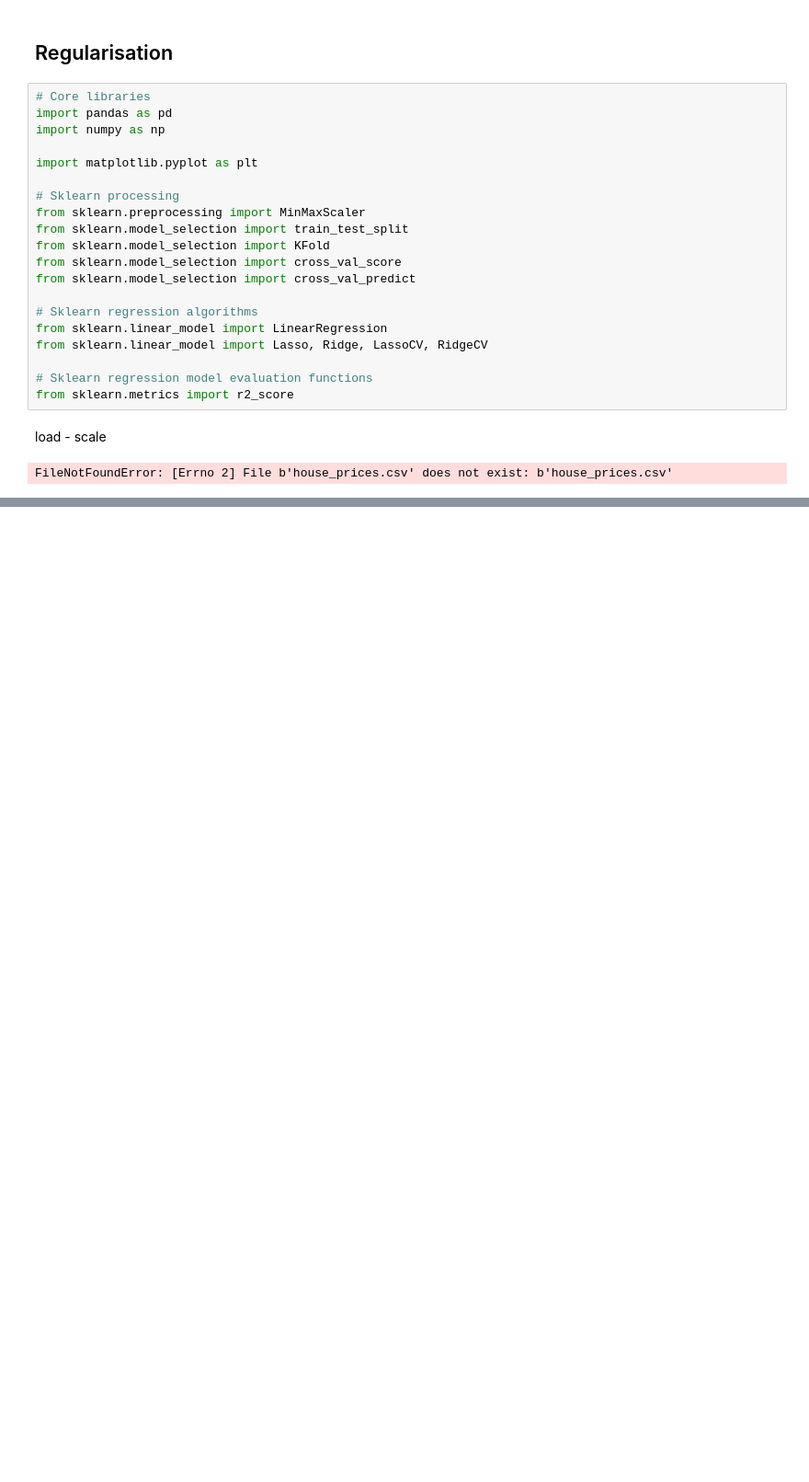
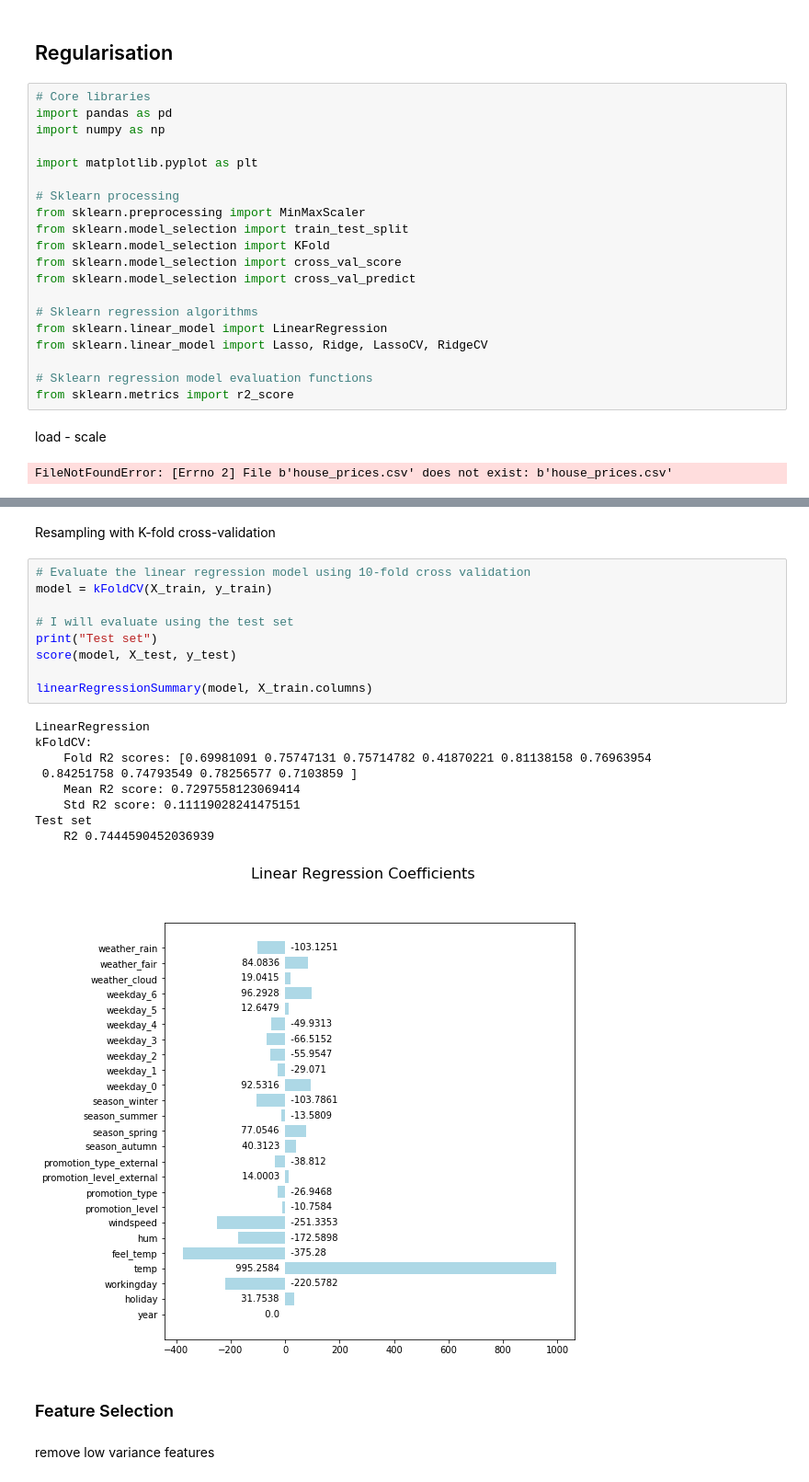
Before and after one commit to chezydan/pytopics, a Jupyter notebook: Improving performance ML Model.ipynb, the cells around one changed output, grey strips where cells are left out. Shown at 92% size. Cells and saved outputs as stored; diff of their text form; blank space fills up the shorter version.

```diff
--- a/Improving performance ML Model.ipynb
+++ b/Improving performance ML Model.ipynb
@@ -792,0 +1028,25 @@ FileNotFoundError: [Errno 2] File b'house_prices.csv' does not exist: b'house_pr
+# %% [markdown]
+Resampling with K-fold cross-validation
+# %%
+# Evaluate the linear regression model using 10-fold cross validation
+model = kFoldCV(X_train, y_train)
+
+# I will evaluate using the test set
+print("Test set")
+score(model, X_test, y_test)
+
+linearRegressionSummary(model, X_train.columns)
+# %% [output]
+LinearRegression
+kFoldCV:
+    Fold R2 scores: [0.69981091 0.75747131 0.75714782 0.41870221 0.81138158 0.76963954
+ 0.84251758 0.74793549 0.78256577 0.7103859 ]
+    Mean R2 score: 0.7297558123069414
+    Std R2 score: 0.11119028241475151
+Test set
+    R2 0.7444590452036939
+[figure, added]
+# %% [markdown]
+<h3> Feature Selection </h3>
+# %% [markdown]
+remove low variance features
```
Also changed, not shown: parts of 35 cells of this notebook, 12 other files.
